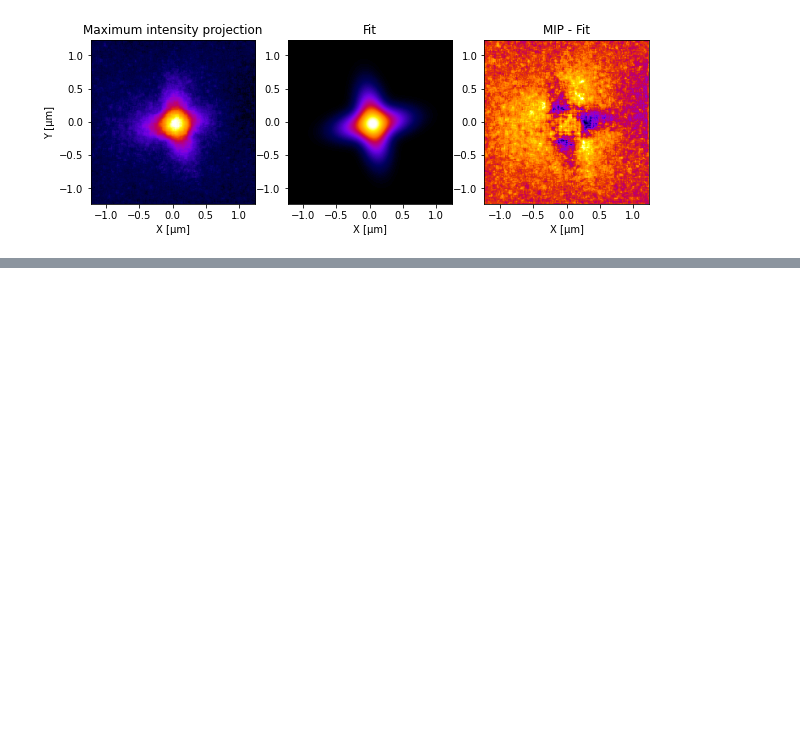
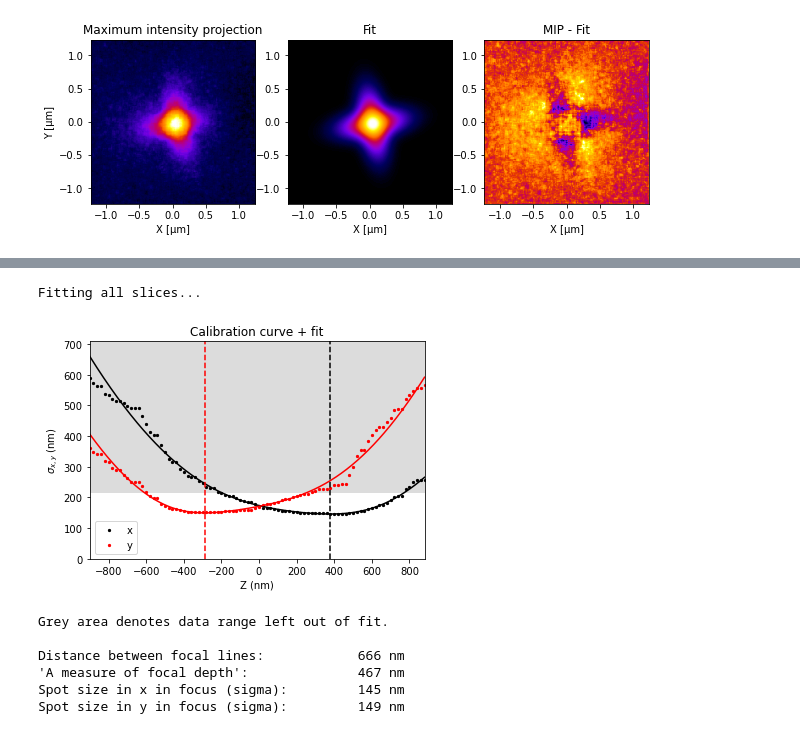
Before and after one commit to hoogenboom-group/PSF-Extractor, a Jupyter notebook: notebooks/Analysis_astigmatic_PSF.ipynb, the cells around one changed output, grey strips where cells are left out. Saved outputs shown, nothing was run; the diff lists cells and outputs as text; code cells hidden in the pictures; blank space fills up the shorter version.

Commit message:
completed notebook and code to analyze astigmatic psfs
Full calibration curve analysis can now be done on astigmatic psf.

Put all astigmatic codes into astigm.py.
Updated astigmatism notebook.

```diff
--- a/notebooks/Analysis_astigmatic_PSF.ipynb
+++ b/notebooks/Analysis_astigmatic_PSF.ipynb
@@ -16,6 +16,12 @@ import psf_extractor as psfe
 # %%
 # directory of files used as input in PSF extractor
 file_pattern = '../data/sample_zstack_astigmatism/'
+
+# Set optical parameters:
+NA = 0.85  # numerical aperture
+lambda_em = 520  # emission wavelength
+
+dz_nm = 3 * lambda_em / NA  #estimate of spot size in z
 
 #read PSF stack
 psf = psfe.load_stack(file_pattern+'_output/psf_av.tif')
@@ -43,0 +55,21 @@ under construction...
+# %%
+# get range to obtain calibration curve for:
+z_range_psf = psfe.get_zrange(psf,dz_nm,psz)
+
+# obtain sigma (x and y) vs height by fitting 2D gauss to all slices with a fixed theta.
+sigma_x, sigma_y,sigma_intersect, z_intersect = psfe.two_dim_gauss_fit_all_slices(psf, theta, z_range_psf)
+
+# fit sigma's vs z, plot and save to file
+poptx_sig, popty_sig, max_sigma = psfe.fit_sigmas_vs_z(sigma_x, sigma_y, psx, psz, sigma_intersect,
+                                                  z_intersect,max_sigma_factor=3)
+focal_line_dist = psfe.plot_sigma_vs_z_plus_fit(sigma_x,sigma_y,psx,psz,z_intersect,poptx_sig,popty_sig,max_sigma)
+psfe.save_calibration_to_file(file_pattern,sigma_x,sigma_y,psx,psz,z_intersect,poptx_sig,popty_sig)
+# %% [output]
+Fitting all slices...
+[figure, added]
+Grey area denotes data range left out of fit.
+
+Distance between focal lines:            666 nm
+'A measure of focal depth':              467 nm
+Spot size in x in focus (sigma):         145 nm
+Spot size in y in focus (sigma):         149 nm
```
Also changed, not shown: parts of 4 cells of this notebook, 7 other files.
